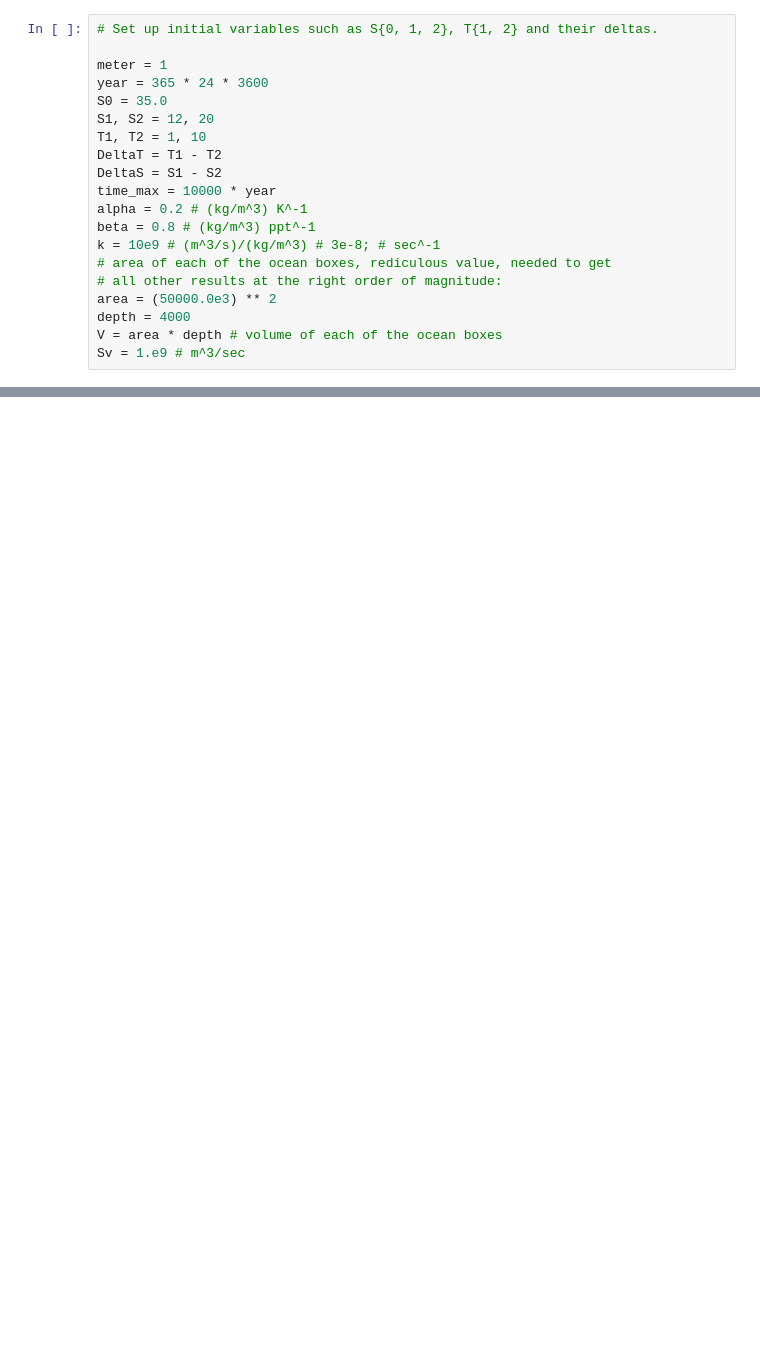
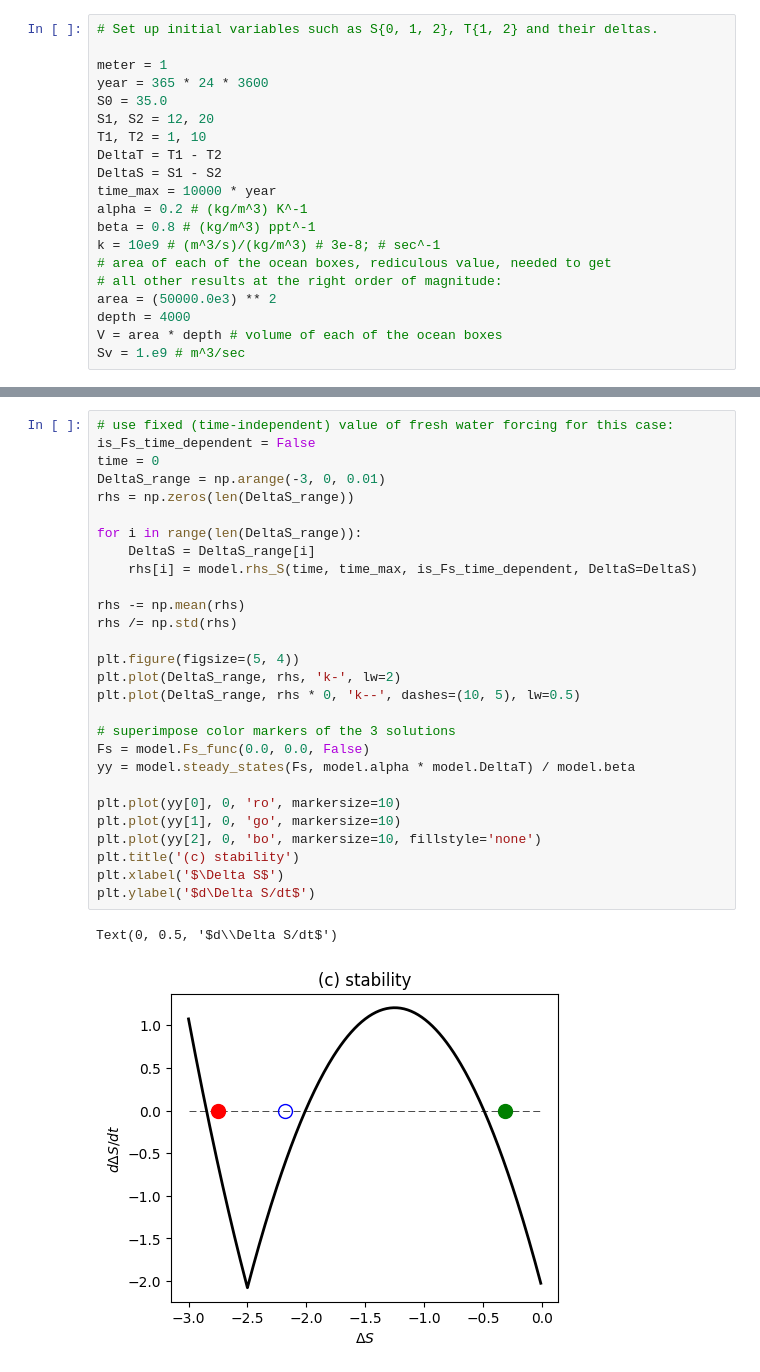
Before and after one commit to CompClimate/StommelBoxModel, a Jupyter notebook: box_model.ipynb, the cells around one changed output, grey strips where cells are left out. Saved outputs shown, nothing was run; the diff lists cells and outputs as text; blank space fills up the shorter version.

```diff
--- a/box_model.ipynb
+++ b/box_model.ipynb
@@ -147,0 +266,31 @@ plt.show()
+# %%
+# use fixed (time-independent) value of fresh water forcing for this case:
+is_Fs_time_dependent = False
+time = 0
+DeltaS_range = np.arange(-3, 0, 0.01)
+rhs = np.zeros(len(DeltaS_range))
+
+for i in range(len(DeltaS_range)):
+    DeltaS = DeltaS_range[i]
+    rhs[i] = model.rhs_S(time, time_max, is_Fs_time_dependent, DeltaS=DeltaS)
+
+rhs -= np.mean(rhs)
+rhs /= np.std(rhs)
+
+plt.figure(figsize=(5, 4))
+plt.plot(DeltaS_range, rhs, 'k-', lw=2)
+plt.plot(DeltaS_range, rhs * 0, 'k--', dashes=(10, 5), lw=0.5)
+
+# superimpose color markers of the 3 solutions
+Fs = model.Fs_func(0.0, 0.0, False)
+yy = model.steady_states(Fs, model.alpha * model.DeltaT) / model.beta
+
+plt.plot(yy[0], 0, 'ro', markersize=10)
+plt.plot(yy[1], 0, 'go', markersize=10)
+plt.plot(yy[2], 0, 'bo', markersize=10, fillstyle='none')
+plt.title('(c) stability')
+plt.xlabel('$\Delta S$')
+plt.ylabel('$d\Delta S/dt$')
+# %% [output]
+Text(0, 0.5, '$d\\Delta S/dt$')
+[figure, added]
```
Also changed, not shown: parts of 13 cells of this notebook.
